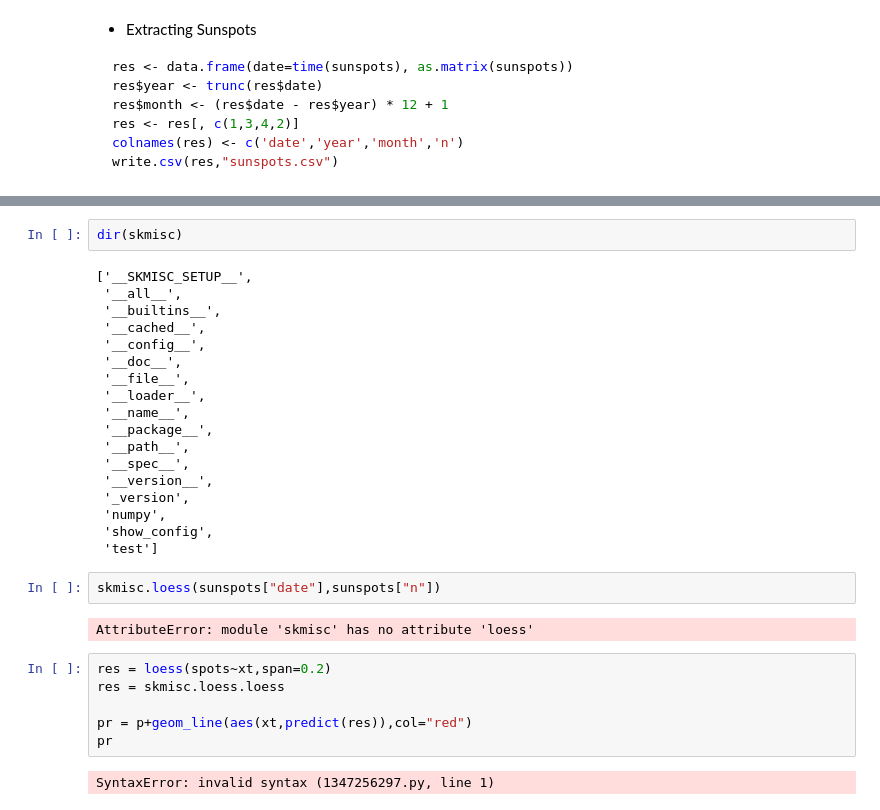
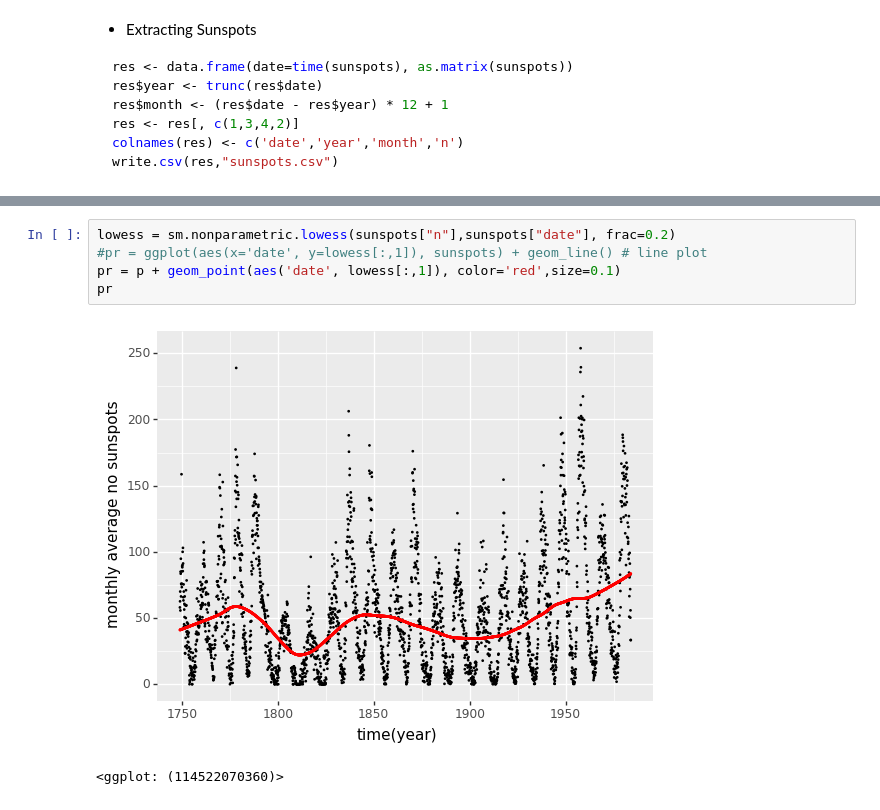
Before and after one commit to kooBH/MGT6710-01, a Jupyter notebook: HW1/Data_touring_2.ipynb, the cells around one changed output, grey strips where cells are left out. Cells and saved outputs as stored; diff of their text form.

```diff
--- a/HW1/Data_touring_2.ipynb
+++ b/HW1/Data_touring_2.ipynb
@@ -113,32 +86,8 @@ dir(sklearn)
-# %%
-dir(skmisc)
-# %% [output]
-['__SKMISC_SETUP__',
- '__all__',
- '__builtins__',
- '__cached__',
- '__config__',
- '__doc__',
- '__file__',
- '__loader__',
- '__name__',
- '__package__',
- '__path__',
- '__spec__',
- '__version__',
- '_version',
- 'numpy',
- 'show_config',
- 'test']
-# %%
-skmisc.loess(sunspots["date"],sunspots["n"])
-# %% [output]
-AttributeError: module 'skmisc' has no attribute 'loess'
 # %%
-res = loess(spots~xt,span=0.2)
-res = skmisc.loess.loess
-
-pr = p+geom_line(aes(xt,predict(res)),col="red")
+lowess = sm.nonparametric.lowess(sunspots["n"],sunspots["date"], frac=0.2)
+#pr = ggplot(aes(x='date', y=lowess[:,1]), sunspots) + geom_line() # line plot
+pr = p + geom_point(aes('date', lowess[:,1]), color='red',size=0.1)
 pr
 # %% [output]
+[figure, added]
-SyntaxError: invalid syntax (1347256297.py, line 1)
+<ggplot: (114522070360)>
```
Also changed, not shown: parts of 14 cells of this notebook, 2 other files.
